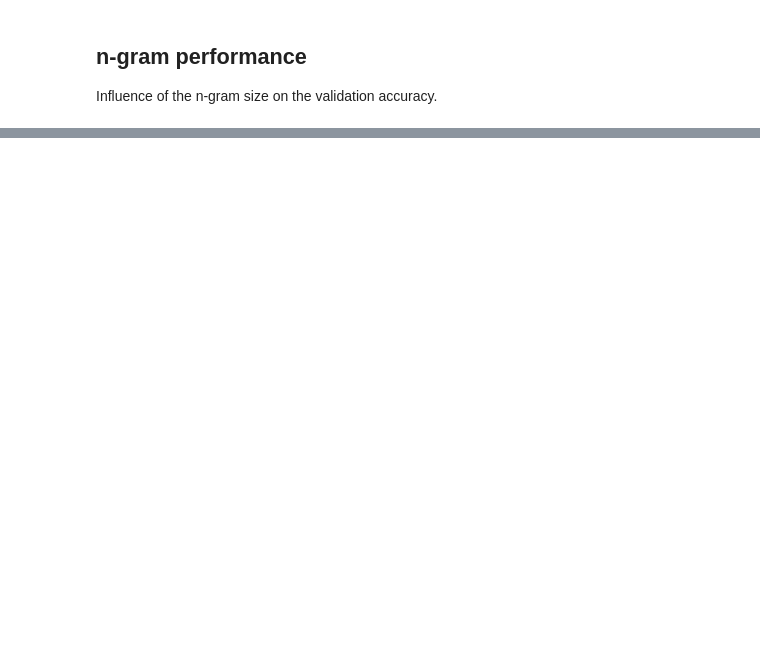
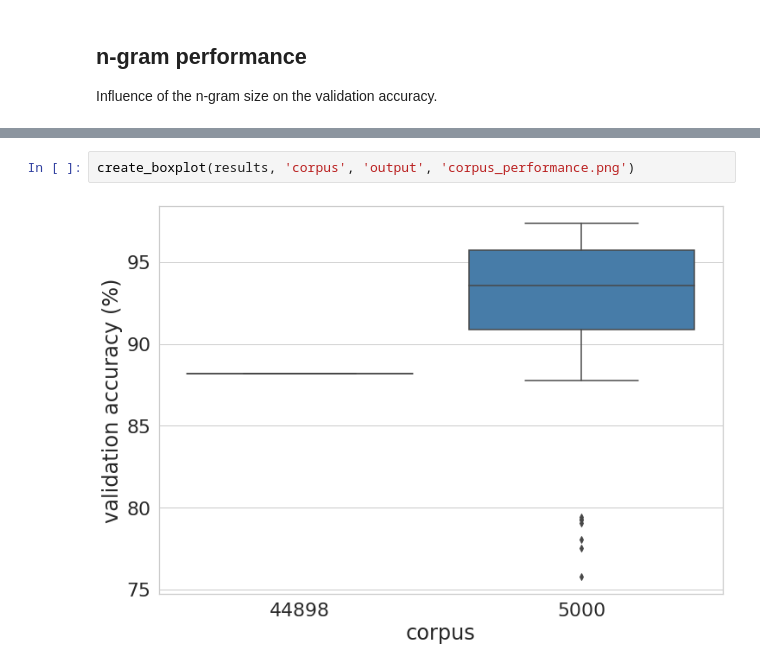
Before and after one commit to benjaminperucco/udacity-nano-mle, a Jupyter notebook: 5 Capstone/2 Project/3_postprocessing.ipynb, the cells around one changed output, grey strips where cells are left out. Drawn from its saved outputs; the diff is of its cells as text; blank space fills up the shorter version.

```diff
--- a/5 Capstone/2 Project/3_postprocessing.ipynb
+++ b/5 Capstone/2 Project/3_postprocessing.ipynb
@@ -455,0 +464,4 @@ create_boxplot(results, 'ngram', 'validation_accuracy', 'output', 'ngram_perform
+# %%
+create_boxplot(results, 'corpus', 'output', 'corpus_performance.png')
+# %% [output]
+[figure, added]
```
Also changed, not shown: parts of 16 cells of this notebook.
